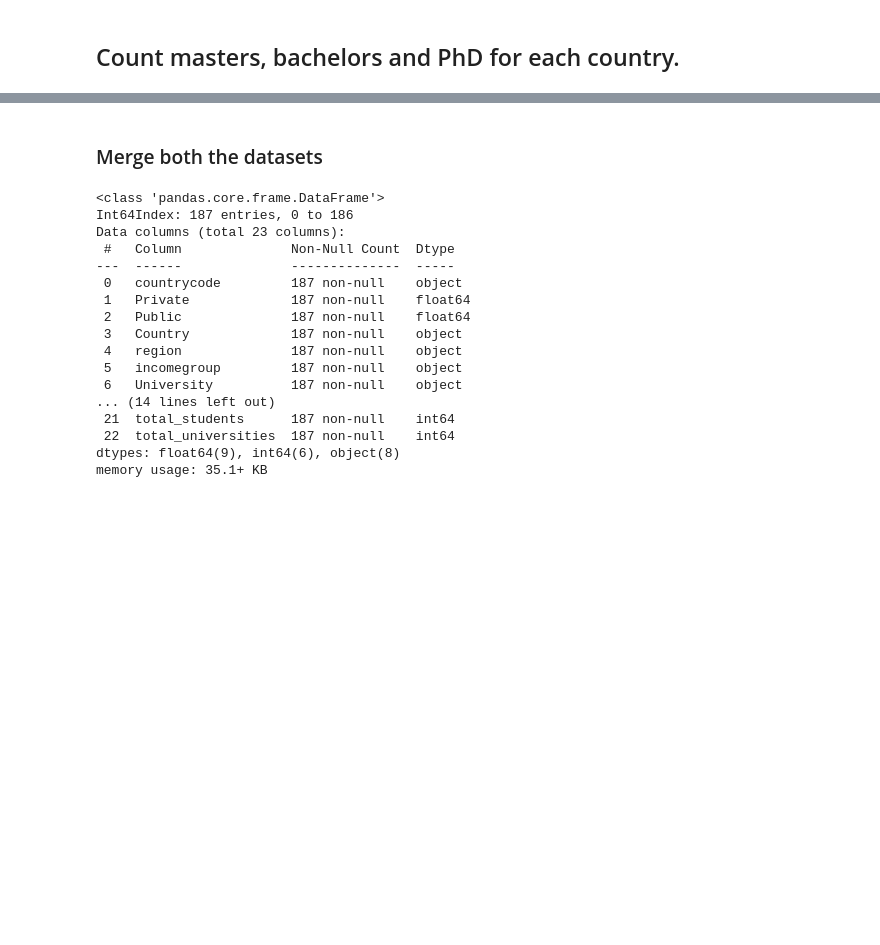
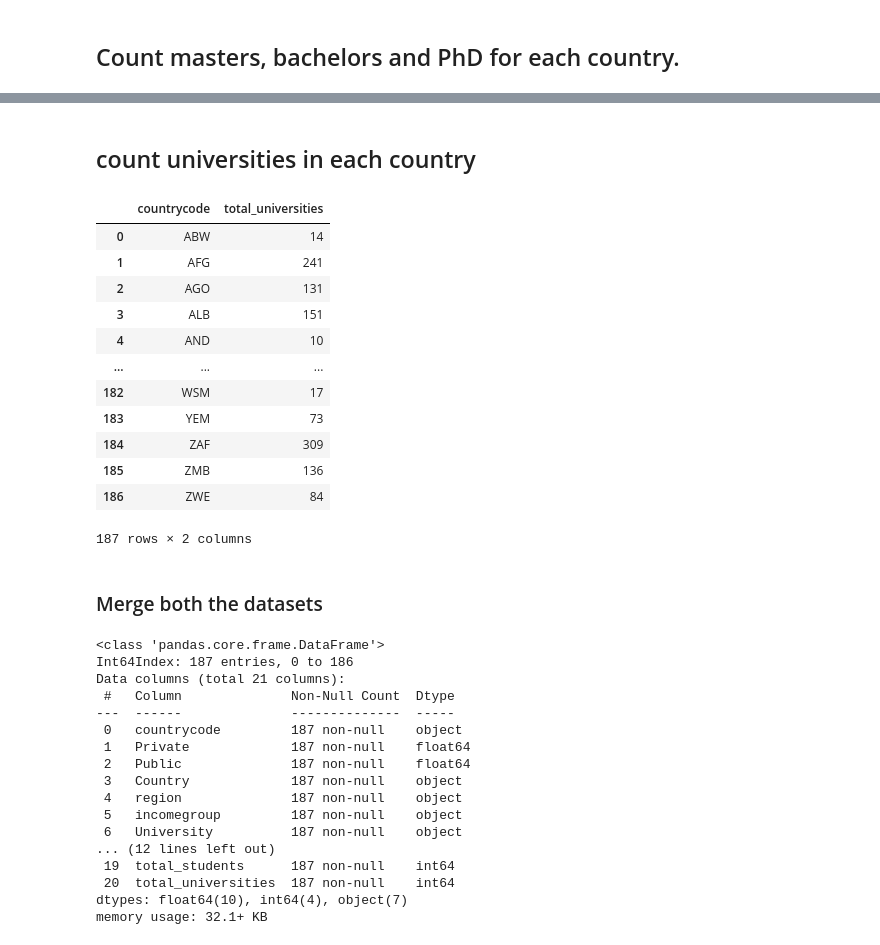
Before and after one commit to hannanmustajab/University-Enrolment-Dashboad-D3.js-, a Jupyter notebook: DV-Preprocessing.ipynb, the cells around one changed output, grey strips where cells are left out. Drawn from its saved outputs; the diff is of its cells as text; code cells hidden in the pictures; blank space fills up the shorter version.

```diff
--- a/DV-Preprocessing.ipynb
+++ b/DV-Preprocessing.ipynb
@@ -424,3 +453,28 @@ university_counts = university_counts.rename(columns=cols_name_map)
+# %% [markdown]
+## count universities in each country
+# %%
+# Group the data by country and count the number of universities
+country_counts = df.groupby('countrycode').count()
+# Get the number of universities for each country
+university_counts = country_counts['University'].reset_index()
+# rename column
+cols_name_map = {'University':'total_universities'}
+university_counts = university_counts.rename(columns=cols_name_map)
+university_counts
+# %% [output]
+|  | countrycode | total_universities |
+| 0 | ABW | 14 |
+| 1 | AFG | 241 |
+| 2 | AGO | 131 |
+| 3 | ALB | 151 |
+| 4 | AND | 10 |
+| ... | ... | ... |
+| 182 | WSM | 17 |
+| 183 | YEM | 73 |
+| 184 | ZAF | 309 |
+| 185 | ZMB | 136 |
+| 186 | ZWE | 84 |
+187 rows × 2 columns
 # %% [markdown]
 ### Merge both the datasets
 # %%
@@ -435,12 +489,12 @@ merged_df['Date'] = pd.DatetimeIndex(merged_df['Date']).year
 
 
 # rename the columns
-cols_name_map = {'Master': 'total_masters', 'Bachelor': 'total_bachelor', 'PhD': 'total_phd','Number of Student':'students_in_oldest','students':'total_students','Founded in':'founded_in','Not private':'Public'}
+cols_name_map = {'Number of Student':'students_in_oldest','students':'total_students','Founded in':'founded_in','Not private':'Public'}
 merged_df = merged_df.rename(columns=cols_name_map)
 merged_df['founded_in'] = pd.DatetimeIndex(merged_df['founded_in']).year
 
 #remove useless columns
-merged_df.drop(['Date','students_in_oldest','coordinates'],axis=1)
+merged_df = merged_df.drop(['Date','students_in_oldest','coordinates'],axis=1)
 
 #write to csv
 merged_df.info()
@@ -448,7 +502,7 @@ merged_df.to_csv('csv/processed/merged_dataset.csv',index=False)
 # %% [output]
 <class 'pandas.core.frame.DataFrame'>
 Int64Index: 187 entries, 0 to 186
-Data columns (total 23 columns):
+Data columns (total 21 columns):
  #   Column              Non-Null Count  Dtype
 ---  ------              --------------  -----
  0   countrycode         187 non-null    object
@@ -458,11 +512,11 @@ Data columns (total 23 columns):
  4   region              187 non-null    object
  5   incomegroup         187 non-null    object
  6   University          187 non-null    object
-... (14 lines left out)
- 21  total_students      187 non-null    int64
- 22  total_universities  187 non-null    int64
-dtypes: float64(9), int64(6), object(8)
-memory usage: 35.1+ KB
+... (12 lines left out)
+ 19  total_students      187 non-null    int64
+ 20  total_universities  187 non-null    int64
+dtypes: float64(10), int64(4), object(7)
+memory usage: 32.1+ KB
 # %%
 merged_df
 # %% [output]
```
Also changed, not shown: parts of 9 cells of this notebook, 3 other files.
